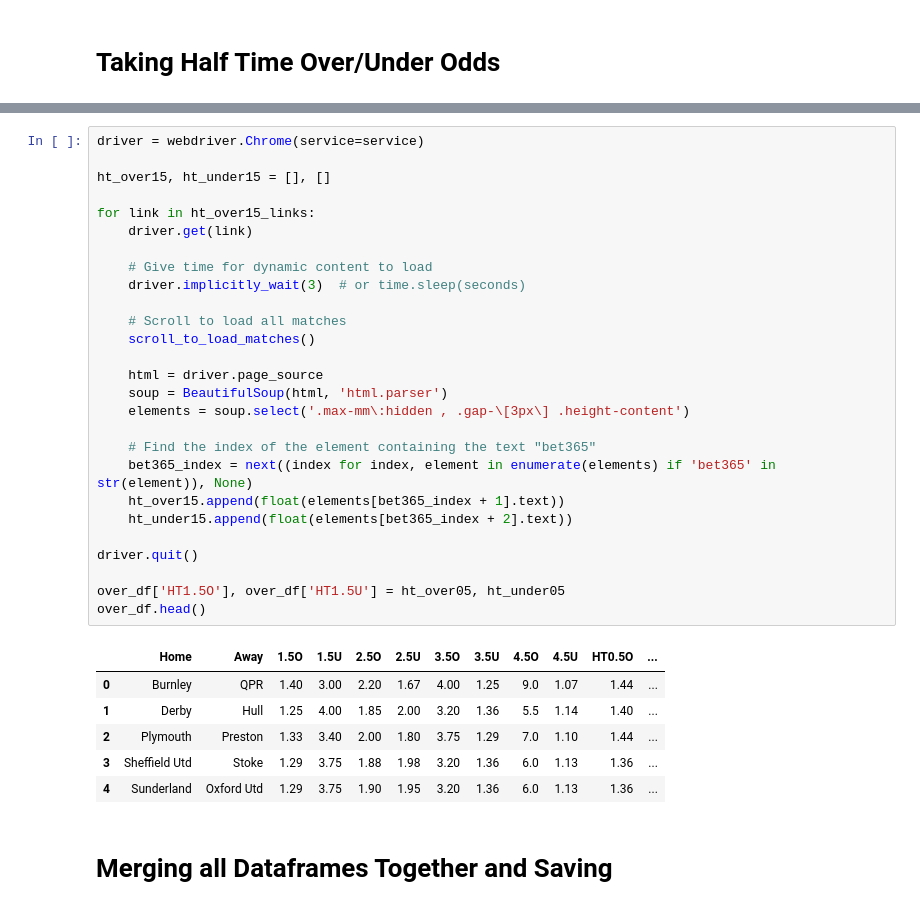
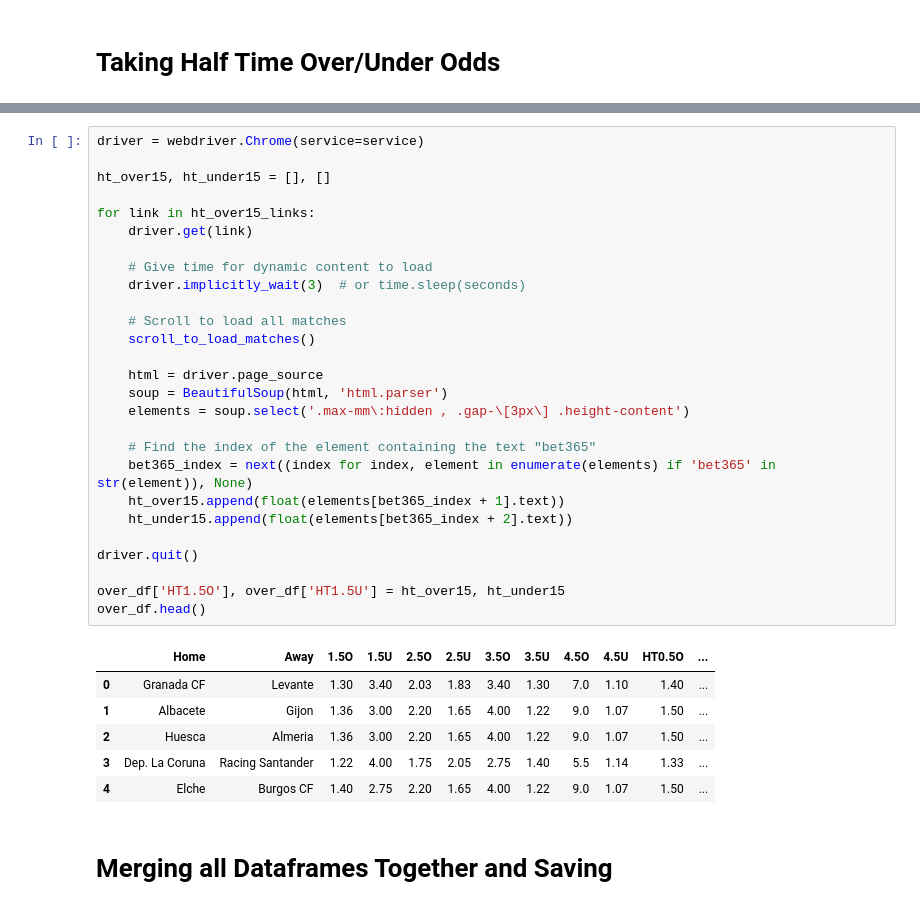
Before and after one commit to musayevf/Dixon_Coles_2025, a Jupyter notebook: Scraper.ipynb, the cells around one changed output, grey strips where cells are left out. Saved outputs shown, nothing was run; the diff lists cells and outputs as text.

```diff
--- a/Scraper.ipynb
+++ b/Scraper.ipynb
@@ -588,37 +588,37 @@ over_df.head()
 # %%
 driver = webdriver.Chrome(service=service)
 
 ht_over15, ht_under15 = [], []
 
 for link in ht_over15_links:
     driver.get(link)
 
     # Give time for dynamic content to load
     driver.implicitly_wait(3)  # or time.sleep(seconds)
 
     # Scroll to load all matches
     scroll_to_load_matches()
 
     html = driver.page_source
     soup = BeautifulSoup(html, 'html.parser')
     elements = soup.select('.max-mm\:hidden , .gap-\[3px\] .height-content')
 
     # Find the index of the element containing the text "bet365"
     bet365_index = next((index for index, element in enumerate(elements) if 'bet365' in str(element)), None)
     ht_over15.append(float(elements[bet365_index + 1].text))
     ht_under15.append(float(elements[bet365_index + 2].text))
 
 driver.quit()
 
-over_df['HT1.5O'], over_df['HT1.5U'] = ht_over05, ht_under05
+over_df['HT1.5O'], over_df['HT1.5U'] = ht_over15, ht_under15
 over_df.head()
 # %% [output]
 |  | Home | Away | 1.5O | 1.5U | 2.5O | 2.5U | 3.5O | 3.5U | 4.5O | 4.5U | HT0.5O | ... |
-| 0 | Burnley | QPR | 1.40 | 3.00 | 2.20 | 1.67 | 4.00 | 1.25 | 9.0 | 1.07 | 1.44 | ... |
-| 1 | Derby | Hull | 1.25 | 4.00 | 1.85 | 2.00 | 3.20 | 1.36 | 5.5 | 1.14 | 1.40 | ... |
-| 2 | Plymouth | Preston | 1.33 | 3.40 | 2.00 | 1.80 | 3.75 | 1.29 | 7.0 | 1.10 | 1.44 | ... |
-| 3 | Sheffield Utd | Stoke | 1.29 | 3.75 | 1.88 | 1.98 | 3.20 | 1.36 | 6.0 | 1.13 | 1.36 | ... |
-| 4 | Sunderland | Oxford Utd | 1.29 | 3.75 | 1.90 | 1.95 | 3.20 | 1.36 | 6.0 | 1.13 | 1.36 | ... |
+| 0 | Granada CF | Levante | 1.30 | 3.40 | 2.03 | 1.83 | 3.40 | 1.30 | 7.0 | 1.10 | 1.40 | ... |
+| 1 | Albacete | Gijon | 1.36 | 3.00 | 2.20 | 1.65 | 4.00 | 1.22 | 9.0 | 1.07 | 1.50 | ... |
+| 2 | Huesca | Almeria | 1.36 | 3.00 | 2.20 | 1.65 | 4.00 | 1.22 | 9.0 | 1.07 | 1.50 | ... |
+| 3 | Dep. La Coruna | Racing Santander | 1.22 | 4.00 | 1.75 | 2.05 | 2.75 | 1.40 | 5.5 | 1.14 | 1.33 | ... |
+| 4 | Elche | Burgos CF | 1.40 | 2.75 | 2.20 | 1.65 | 4.00 | 1.22 | 9.0 | 1.07 | 1.50 | ... |
 # %% [markdown]
 # Merging all Dataframes Together and Saving
 # %%
```
Also changed, not shown: parts of 12 cells of this notebook, 4 other files.
